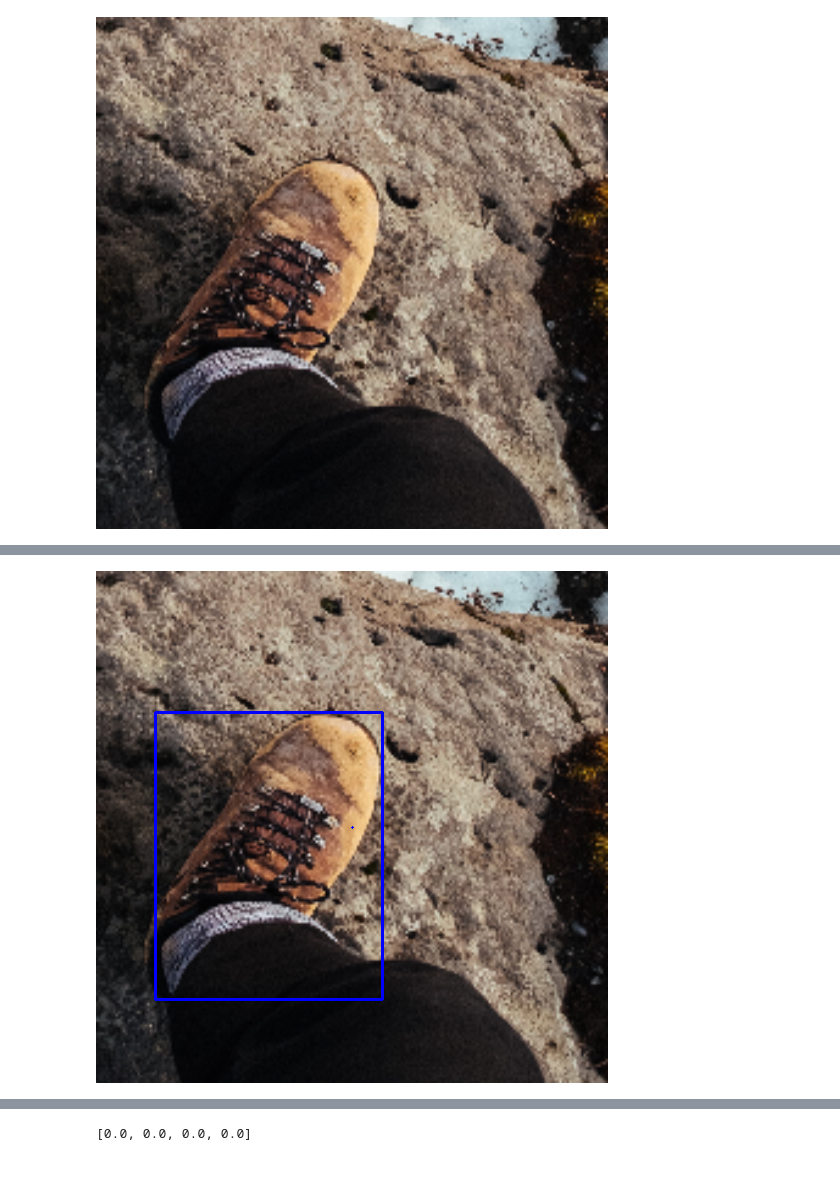
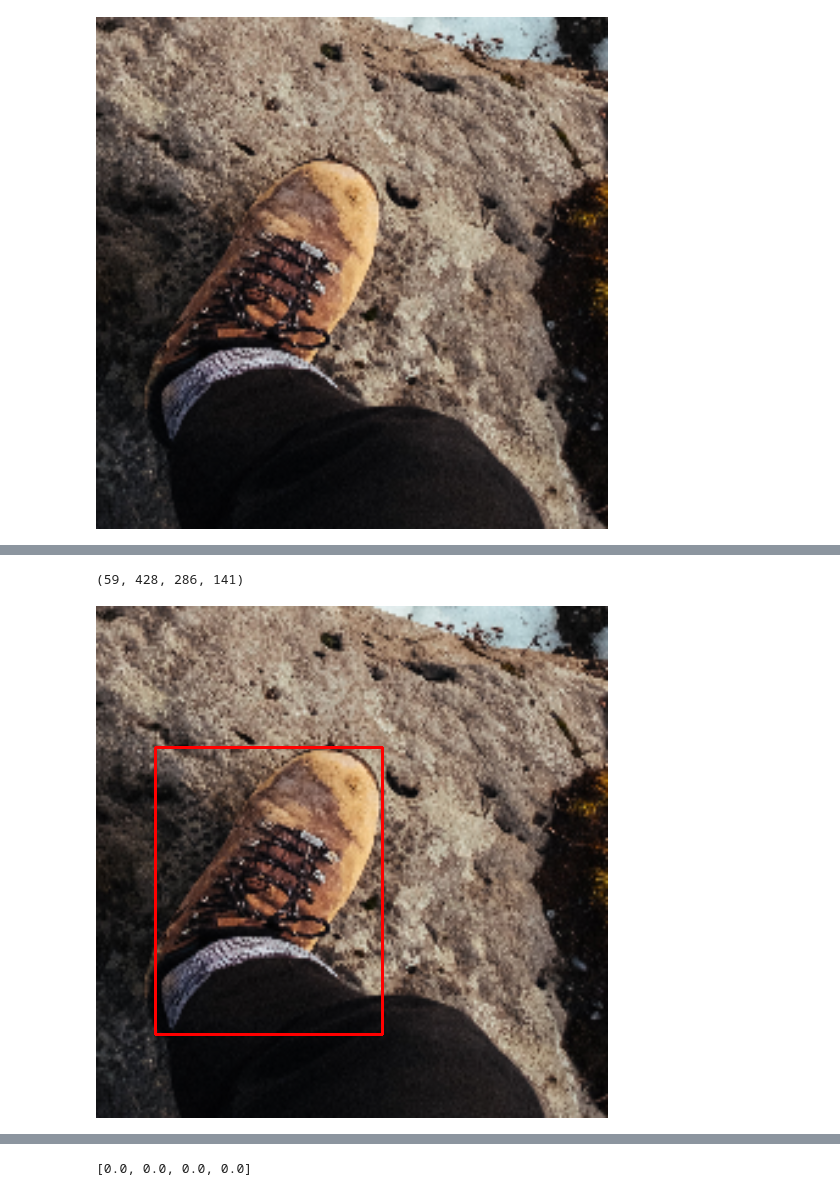
Before and after one commit to Deadsec69/foot_detecion, a Jupyter notebook: foot/Untitled Folder/foot_exp.ipynb, the cells around one changed output, grey strips where cells are left out. Cells and saved outputs as stored; diff of their text form; code cells hidden in the pictures.

```diff
--- a/foot/Untitled Folder/foot_exp.ipynb
+++ b/foot/Untitled Folder/foot_exp.ipynb
@@ -79,9 +81,13 @@ display(Image.fromarray(img))
+# %%
+int(r_min_x)+256,256-int(r_min_y),int(r_max_x)+256,256-int(r_max_y)
+# %% [output]
+(59, 428, 286, 141)
 # %%
 # Thats how left foot looks with bounding boxes
-image = cv2.rectangle(image,(int(l_min_x)+256,-(int(l_min_y)-256)),(int(l_max_x)+256,-(int(l_max_y)-256)),(255,0,0), 2)
-img=cv2.cvtColor(image,cv2.COLOR_BGR2RGB)
-display(Image.fromarray(img))
+image=img.copy()
+image = cv2.rectangle(image,(59,141),(286,428),(255,0,0), 2)
+display(Image.fromarray(image))
 # %% [output]
-[figure, old version]
+[figure, new version]
 # %%
 int(r_min_x)+256, 256-int(r_min_y)
```
Also changed, not shown: parts of 52 cells of this notebook, 5 other files.
